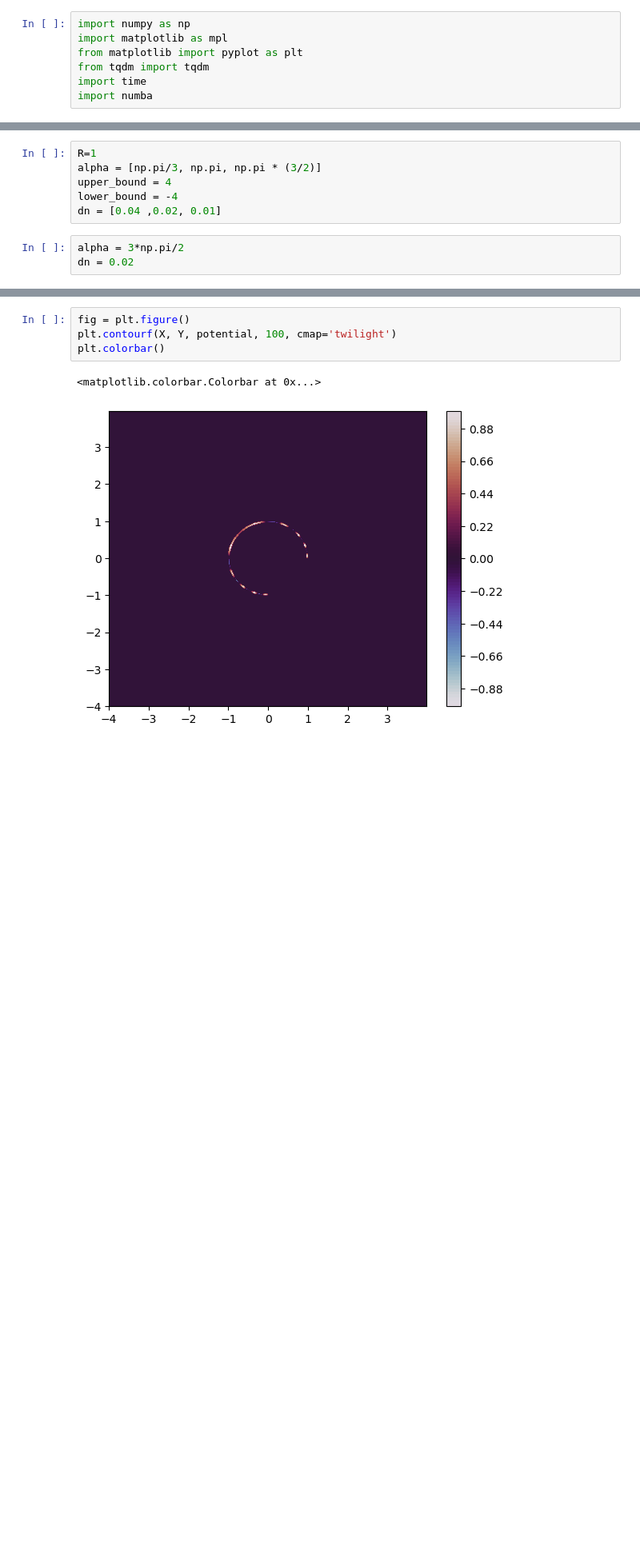
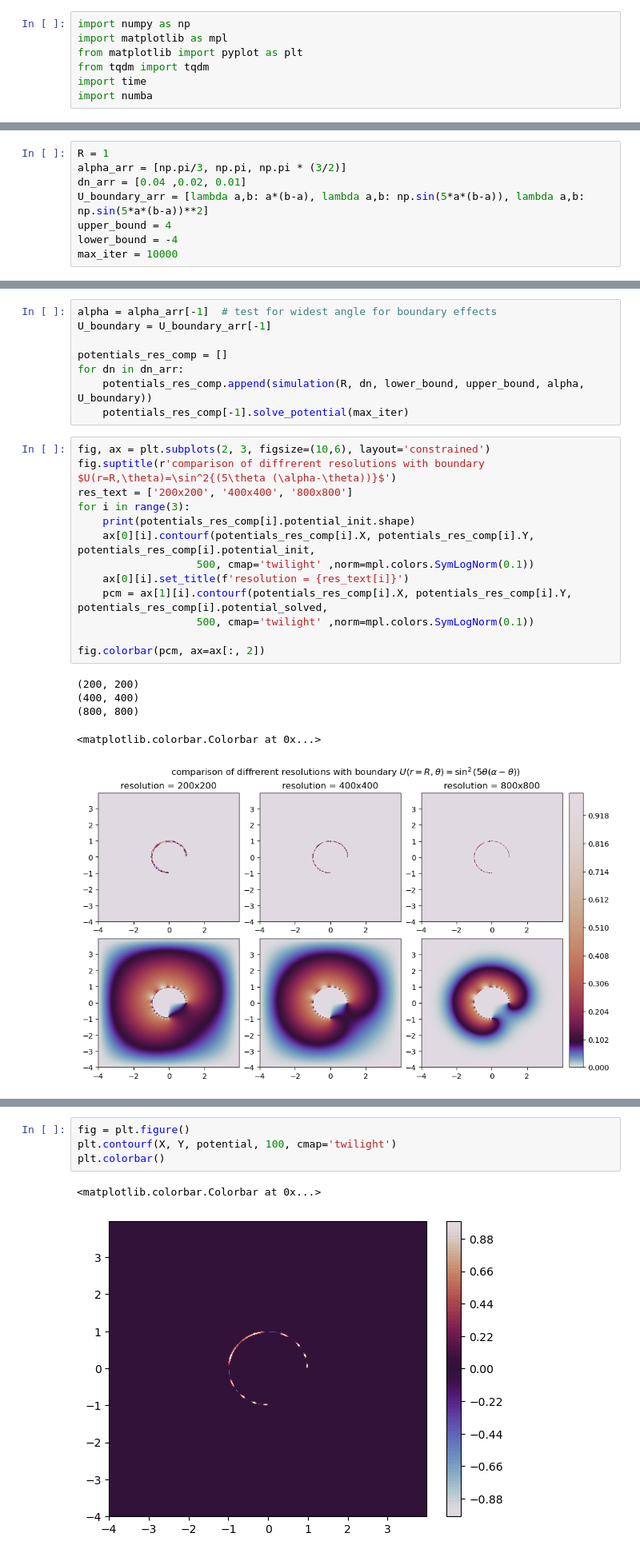
Before and after one commit to KaiCarmin/Schoool, a Jupyter notebook: Laplace equation - Numeric Ex - Equations 77313/laplace ex.ipynb, the cells around one changed output, grey strips where cells are left out. Shown at 80% size. Saved outputs shown, nothing was run; the diff lists cells and outputs as text; blank space fills up the shorter version.

Commit message:
refactored solution as a class simulation

```diff
--- a/Laplace equation - Numeric Ex - Equations 77313/laplace ex.ipynb
+++ b/Laplace equation - Numeric Ex - Equations 77313/laplace ex.ipynb
@@ -8,9 +77,8 @@ import numba
 # %%
-R=1
-alpha = [np.pi/3, np.pi, np.pi * (3/2)]
+R = 1
+alpha_arr = [np.pi/3, np.pi, np.pi * (3/2)]
+dn_arr = [0.04 ,0.02, 0.01]
+U_boundary_arr = [lambda a,b: a*(b-a), lambda a,b: np.sin(5*a*(b-a)), lambda a,b: np.sin(5*a*(b-a))**2]
 upper_bound = 4
 lower_bound = -4
-dn = [0.04 ,0.02, 0.01]
+max_iter = 10000
-# %%
-alpha = 3*np.pi/2
-dn = 0.02
@@ -16,0 +87,27 @@ dn = 0.02
+# %%
+alpha = alpha_arr[-1]  # test for widest angle for boundary effects
+U_boundary = U_boundary_arr[-1]
+
+potentials_res_comp = []
+for dn in dn_arr:
+    potentials_res_comp.append(simulation(R, dn, lower_bound, upper_bound, alpha, U_boundary))
+    potentials_res_comp[-1].solve_potential(max_iter)
+# %%
+fig, ax = plt.subplots(2, 3, figsize=(10,6), layout='constrained')
+fig.suptitle(r'comparison of diffrerent resolutions with boundary $U(r=R,\theta)=\sin^2{(5\theta (\alpha-\theta))}$')
+res_text = ['200x200', '400x400', '800x800']
+for i in range(3):
+    print(potentials_res_comp[i].potential_init.shape)
+    ax[0][i].contourf(potentials_res_comp[i].X, potentials_res_comp[i].Y, potentials_res_comp[i].potential_init,
+                   500, cmap='twilight' ,norm=mpl.colors.SymLogNorm(0.1))
+    ax[0][i].set_title(f'resolution = {res_text[i]}')
+    pcm = ax[1][i].contourf(potentials_res_comp[i].X, potentials_res_comp[i].Y, potentials_res_comp[i].potential_solved,
+                   500, cmap='twilight' ,norm=mpl.colors.SymLogNorm(0.1))
+
+fig.colorbar(pcm, ax=ax[:, 2])
+# %% [output]
+(200, 200)
+(400, 400)
+(800, 800)
+<matplotlib.colorbar.Colorbar at 0x...>
+[figure, added]
```
Also changed, not shown: parts of 12 cells of this notebook, 1 other file.
